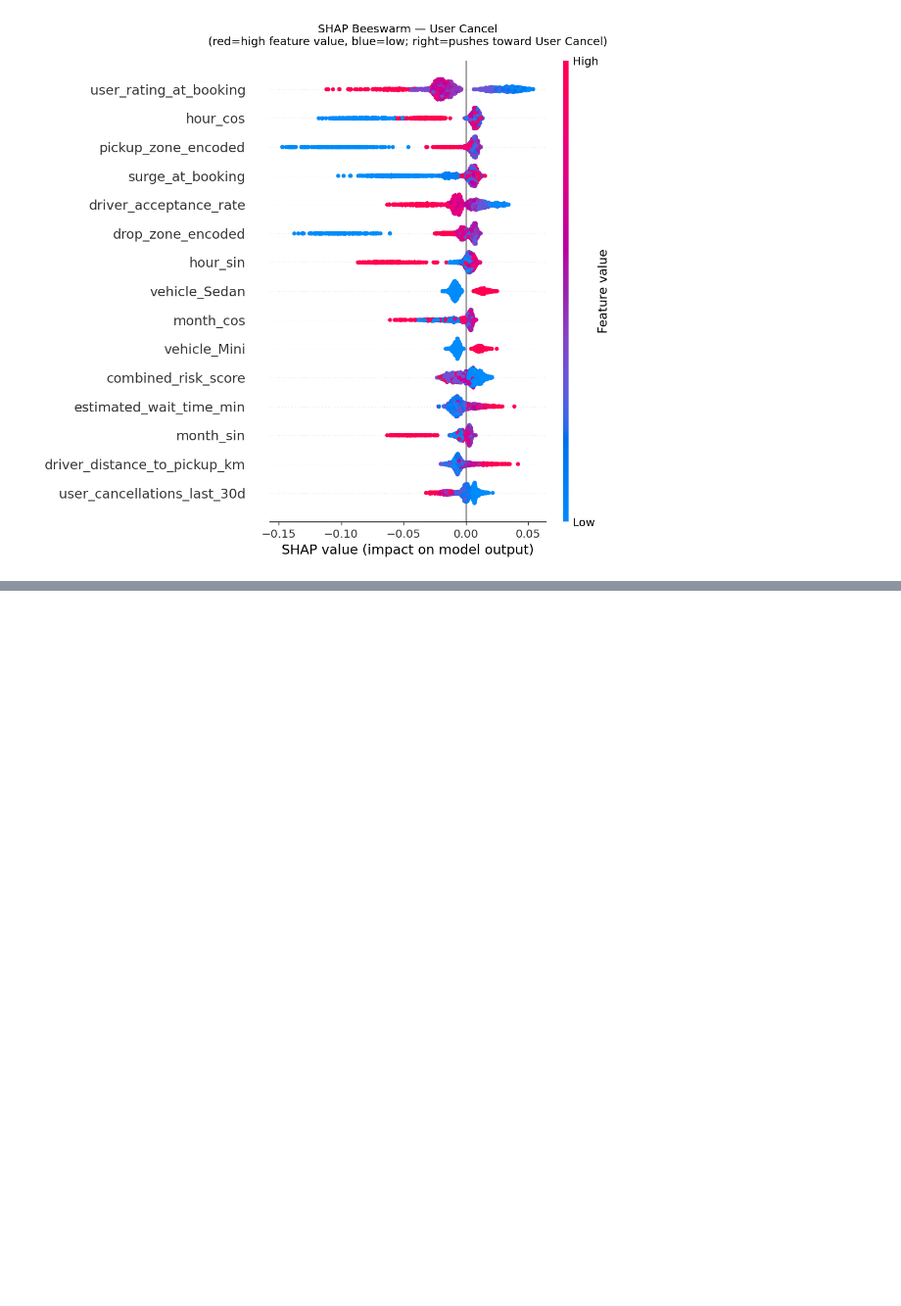
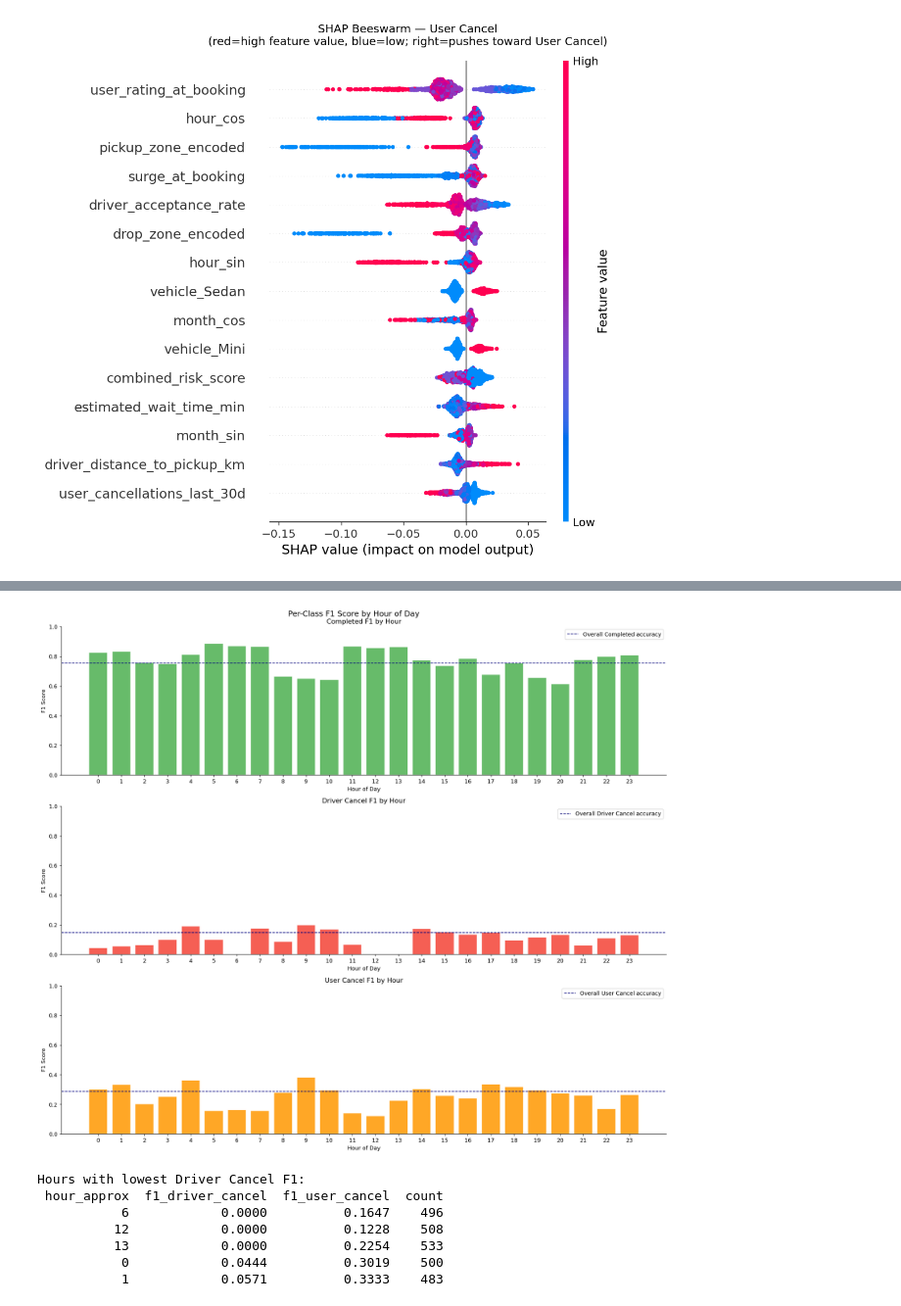
Before and after one commit to praveenkumar993/realworld-ds-ml, a Jupyter notebook: ride_sharing/cancellation_prediction/notebooks/06_model_evaluation.ipynb, the cells around one changed output, grey strips where cells are left out. Shown at 98% size. Cells and saved outputs as stored; diff of their text form; code cells hidden in the pictures; blank space fills up the shorter version.

```diff
--- a/ride_sharing/cancellation_prediction/notebooks/06_model_evaluation.ipynb
+++ b/ride_sharing/cancellation_prediction/notebooks/06_model_evaluation.ipynb
@@ -379,0 +429,70 @@ IndexError: index 1 is out of bounds for axis 0 with size 1
+# %%
+def f1_per_class_by_group(eval_df, group_col):
+    """
+    For each unique value of group_col, compute F1 for each class.
+    Returns a DataFrame with columns: group_col, f1_class_0/1/2, count
+    """
+    records = []
+    for val in sorted(eval_df[group_col].unique()):
+        subset = eval_df[eval_df[group_col] == val]
+        if len(subset) < 10:
+            continue
+        f1s = f1_score(
+            subset["actual_outcome"],
+            subset["predicted_outcome"],
+            average=None,
+            labels=[0,1,2],
+            zero_division=0
+        )
+        records.append({
+            group_col    : val,
+            "f1_completed"    : f1s[0],
+            "f1_driver_cancel": f1s[1],
+            "f1_user_cancel"  : f1s[2],
+            "count"           : len(subset)
+        })
+    return pd.DataFrame(records)
+
+
+hourly_f1 = f1_per_class_by_group(eval_df, "hour_approx")
+
+fig, axes = plt.subplots(3, 1, figsize=(16, 14))
+fig.suptitle("Per-Class F1 Score by Hour of Day", fontsize=14)
+
+for idx, (col, label, color) in enumerate([
+    ("f1_completed",     "Completed",     OUTCOME_COLORS[0]),
+    ("f1_driver_cancel", "Driver Cancel", OUTCOME_COLORS[1]),
+    ("f1_user_cancel",   "User Cancel",   OUTCOME_COLORS[2]),
+]):
+    axes[idx].bar(hourly_f1["hour_approx"], hourly_f1[col],
+                  color=color, edgecolor="white", alpha=0.85)
+    axes[idx].axhline(
+        eval_df[eval_df["actual_outcome"]==idx]["correct"].mean(),
+        color="navy", linestyle="--", linewidth=1.2,
+        label=f"Overall {label} accuracy"
+    )
+    axes[idx].set_title(f"{label} F1 by Hour")
+    axes[idx].set_xlabel("Hour of Day")
+    axes[idx].set_ylabel("F1 Score")
+    axes[idx].set_xticks(range(0, 24))
+    axes[idx].set_ylim(0, 1)
+    axes[idx].legend()
+
+plt.tight_layout()
+plt.savefig("../data/processed/eval_05_f1_by_hour.png",
+            dpi=150, bbox_inches="tight")
+plt.show()
+
+print("Hours with lowest Driver Cancel F1:")
+print(hourly_f1.nsmallest(5, "f1_driver_cancel")[
+    ["hour_approx","f1_driver_cancel","f1_user_cancel","count"]
+].to_string(index=False))
+# %% [output]
+[figure, added]
+Hours with lowest Driver Cancel F1:
+ hour_approx  f1_driver_cancel  f1_user_cancel  count
+           6            0.0000          0.1647    496
+          12            0.0000          0.1228    508
+          13            0.0000          0.2254    533
+           0            0.0444          0.3019    500
+           1            0.0571          0.3333    483
```
Also changed, not shown: parts of 10 cells of this notebook.
